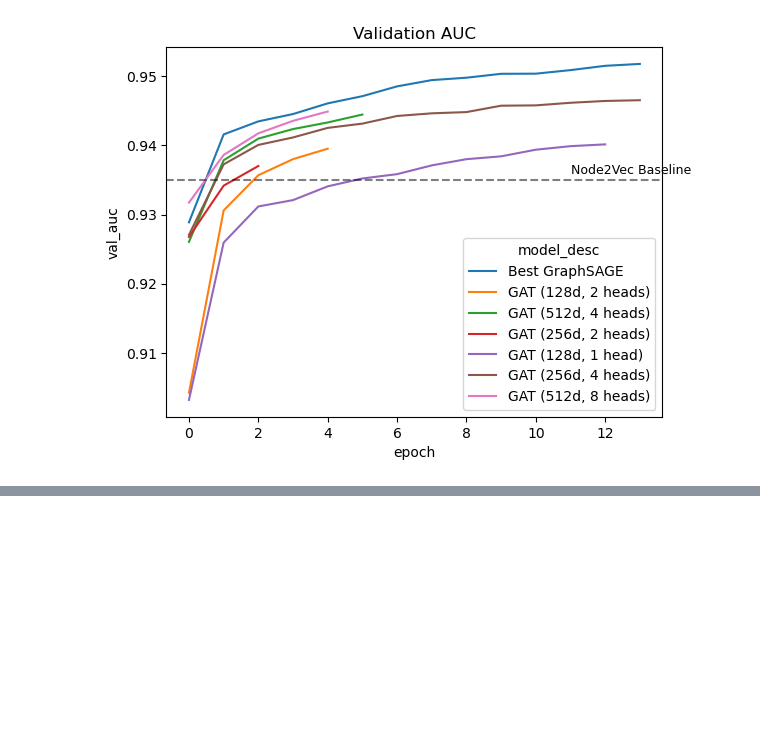
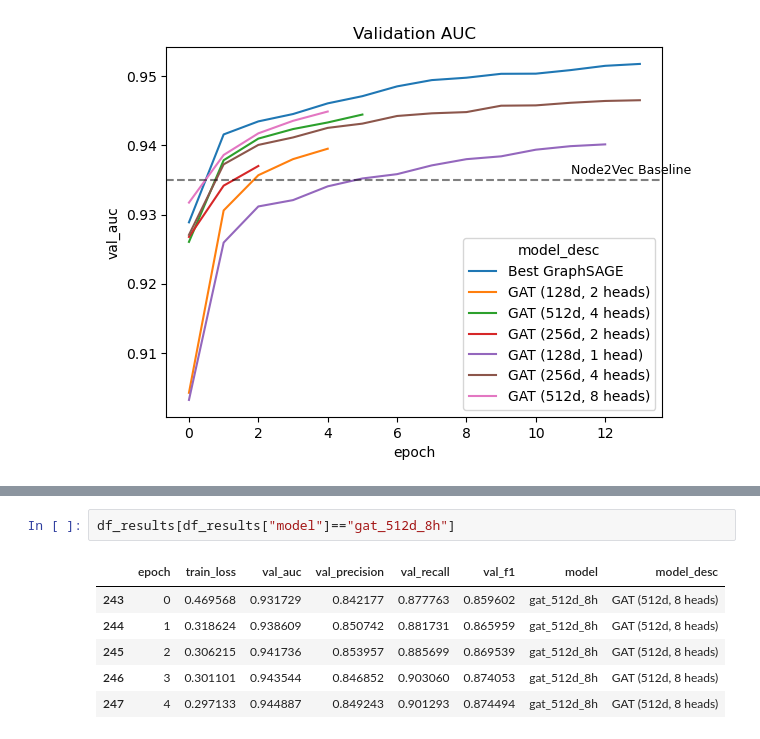
Before and after one commit to trantrikien239/instacart-link-prediction, a Jupyter notebook: stats/experiment_analysis.ipynb, the cells around one changed output, grey strips where cells are left out. Cells and saved outputs as stored; diff of their text form; blank space fills up the shorter version.

```diff
--- a/stats/experiment_analysis.ipynb
+++ b/stats/experiment_analysis.ipynb
@@ -132,0 +153,9 @@ plt.show()
+# %%
+df_results[df_results["model"]=="gat_512d_8h"]
+# %% [output]
+|  | epoch | train_loss | val_auc | val_precision | val_recall | val_f1 | model | model_desc |
+| 243 | 0 | 0.469568 | 0.931729 | 0.842177 | 0.877763 | 0.859602 | gat_512d_8h | GAT (512d, 8 heads) |
+| 244 | 1 | 0.318624 | 0.938609 | 0.850742 | 0.881731 | 0.865959 | gat_512d_8h | GAT (512d, 8 heads) |
+| 245 | 2 | 0.306215 | 0.941736 | 0.853957 | 0.885699 | 0.869539 | gat_512d_8h | GAT (512d, 8 heads) |
+| 246 | 3 | 0.301101 | 0.943544 | 0.846852 | 0.903060 | 0.874053 | gat_512d_8h | GAT (512d, 8 heads) |
+| 247 | 4 | 0.297133 | 0.944887 | 0.849243 | 0.901293 | 0.874494 | gat_512d_8h | GAT (512d, 8 heads) |
```
Also changed, not shown: parts of 5 cells of this notebook, 3 other files.
